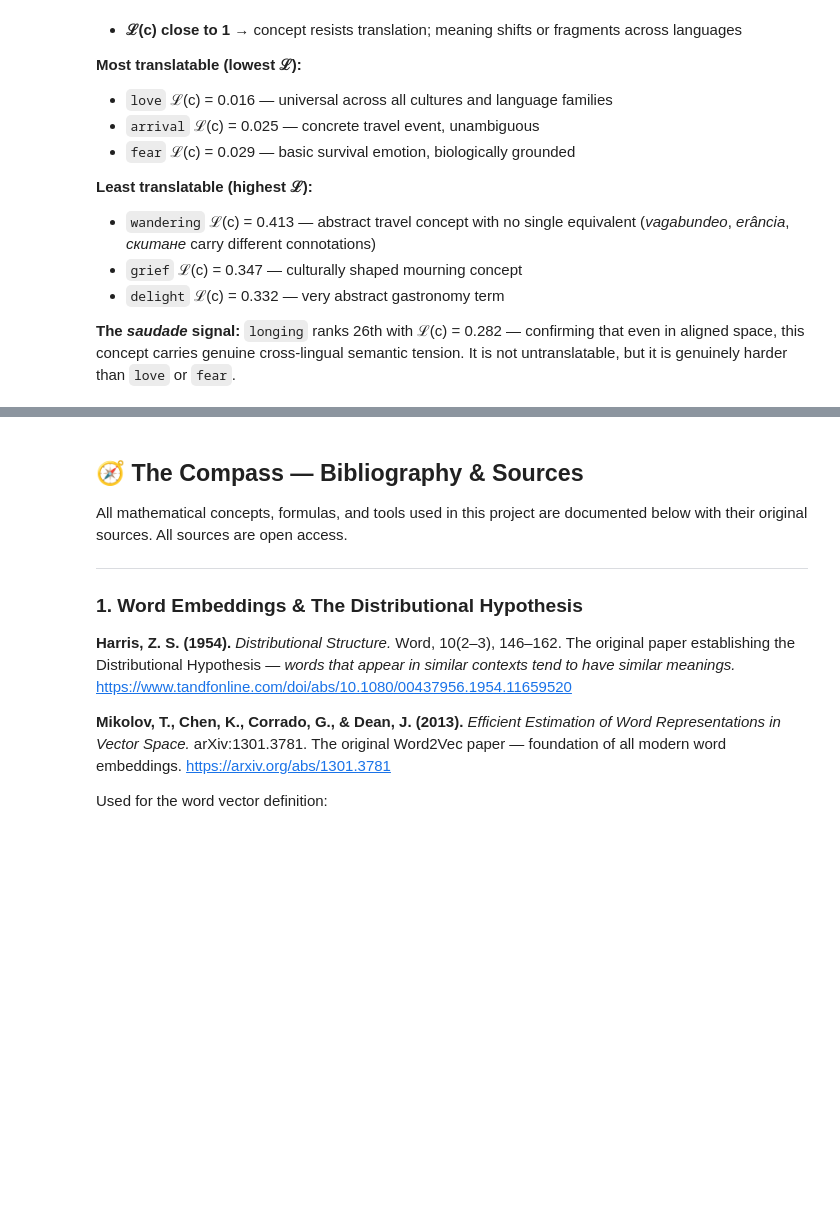
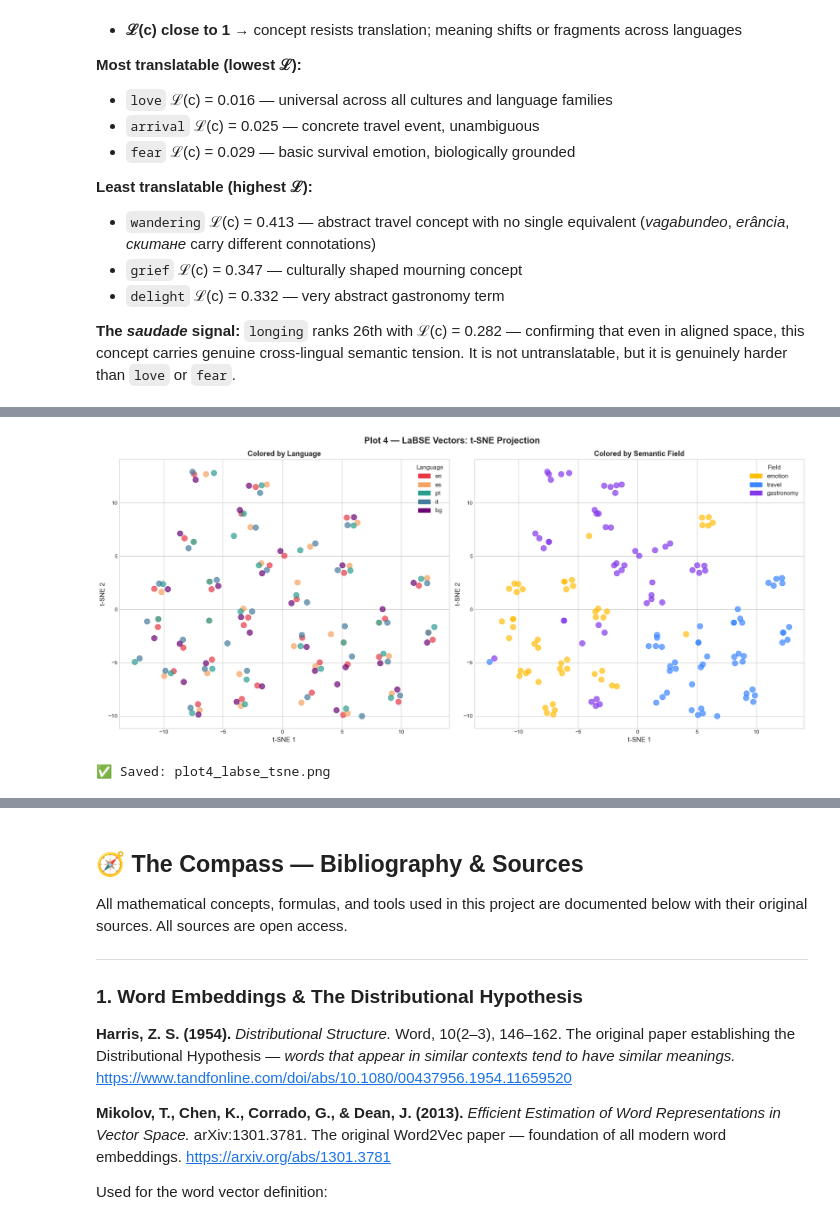
Before and after one commit to Gusti4ka/Lost-in-Translation, a Jupyter notebook: Lost_In_Translation.ipynb, the cells around one changed output, grey strips where cells are left out. Drawn from its saved outputs; the diff is of its cells as text; code cells hidden in the pictures; blank space fills up the shorter version.

```diff
--- a/Lost_In_Translation.ipynb
+++ b/Lost_In_Translation.ipynb
@@ -1301,0 +1635,42 @@ genuinely harder than `love` or `fear`.
+# %%
+# =============================================================
+# PLOT 4 — LaBSE t-SNE (colored by language + field)
+# =============================================================
+
+fig, axes = plt.subplots(1, 2, figsize=(18, 8))
+fig.suptitle('Plot 4 — LaBSE Vectors: t-SNE Projection',
+             fontsize=16, fontweight='bold')
+
+# Colored by language
+ax = axes[0]
+for i, (x, y) in enumerate(lb_tsne):
+    ax.scatter(x, y, c=lang_colors[lb_languages[i]], alpha=0.7, s=100)
+ax.set_title('Colored by Language', fontweight='bold', fontsize=13)
+ax.set_xlabel('t-SNE 1', fontsize=12)
+ax.set_ylabel('t-SNE 2', fontsize=12)
+ax.tick_params(labelsize=10)
+lang_patches = [mpatches.Patch(color=c, label=l)
+                for l, c in lang_colors.items()]
+ax.legend(handles=lang_patches, fontsize=11, title='Language',
+          title_fontsize=11)
+
+# Colored by field
+ax = axes[1]
+for i, (x, y) in enumerate(lb_tsne):
+    ax.scatter(x, y, c=field_colors[lb_fields[i]], alpha=0.7, s=100)
+ax.set_title('Colored by Semantic Field', fontweight='bold', fontsize=13)
+ax.set_xlabel('t-SNE 1', fontsize=12)
+ax.set_ylabel('t-SNE 2', fontsize=12)
+ax.tick_params(labelsize=10)
+field_patches = [mpatches.Patch(color=c, label=f)
+                 for f, c in field_colors.items()]
+ax.legend(handles=field_patches, fontsize=11, title='Field',
+          title_fontsize=11)
+
+plt.tight_layout()
+plt.savefig('plot4_labse_tsne.png', dpi=150, bbox_inches='tight')
+plt.show()
+print("✅ Saved: plot4_labse_tsne.png")
+# %% [output]
+[figure, added]
+✅ Saved: plot4_labse_tsne.png
```
Also changed, not shown: parts of 17 cells of this notebook, 6 other files.
